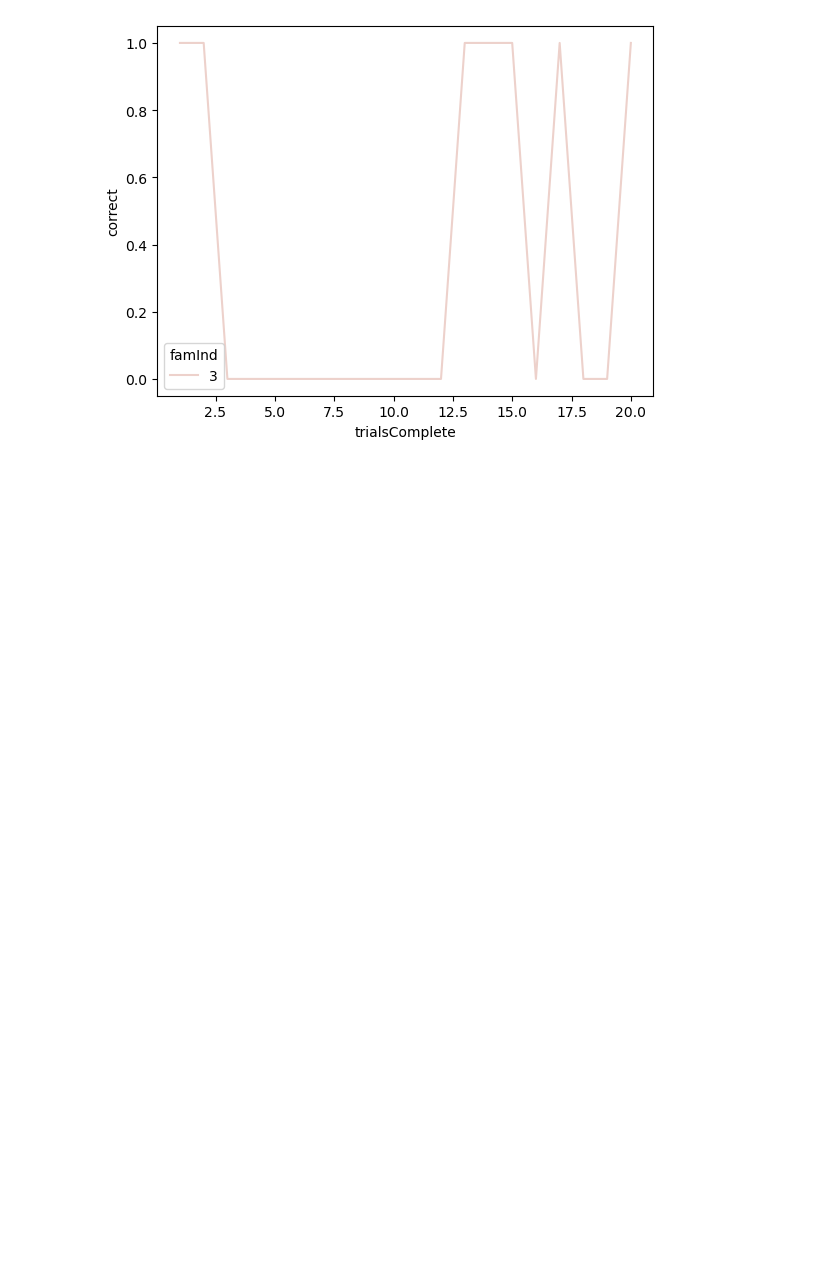
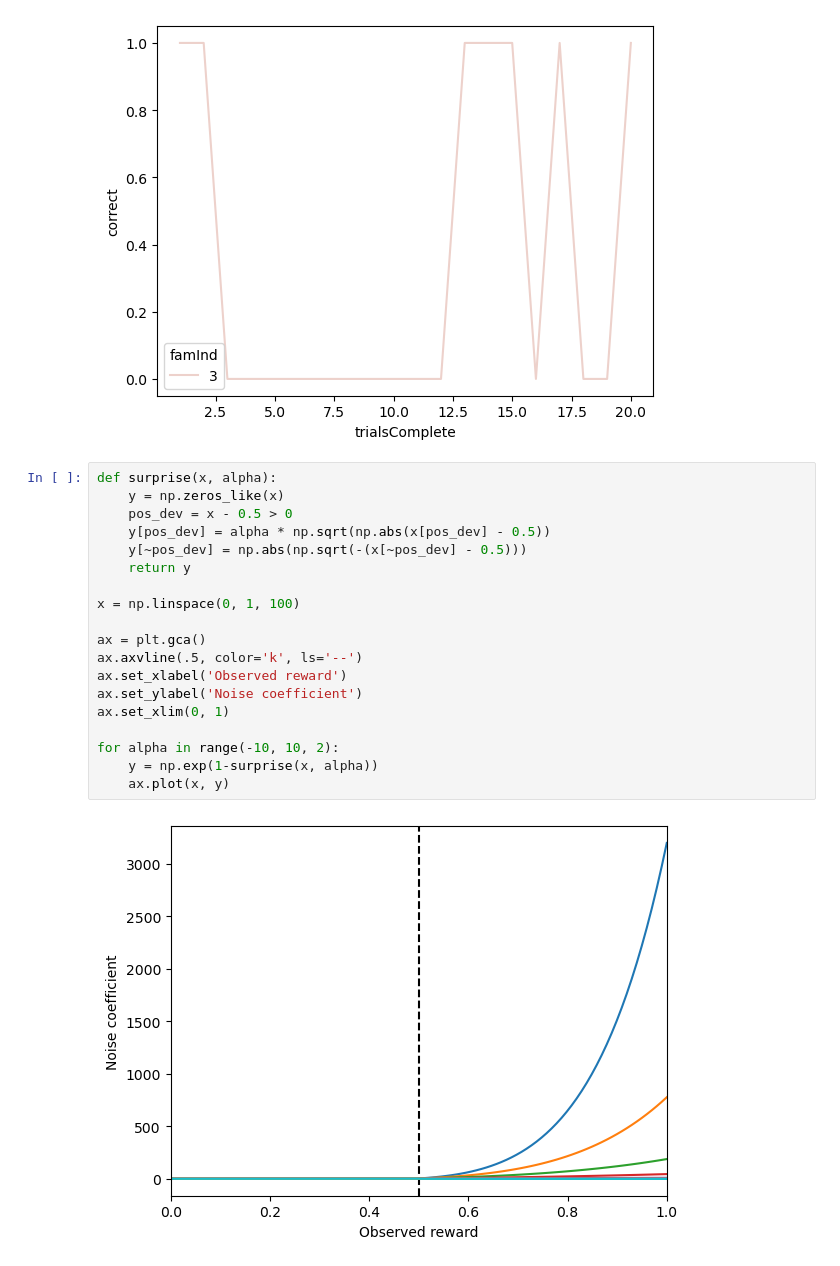
Before and after one commit to alex-ten/repetition_bias_active_learning, a Jupyter notebook: test_runs/sanity_checks.ipynb, the cells around one changed output. Drawn from its saved outputs; the diff is of its cells as text; blank space fills up the shorter version.

```diff
--- a/test_runs/sanity_checks.ipynb
+++ b/test_runs/sanity_checks.ipynb
@@ -122,3 +122,24 @@ sns.lineplot(x='trialsComplete', y='correct', hue='famInd', data=df)
 # %% [output]
 <AxesSubplot:xlabel='trialsComplete', ylabel='correct'>
 [figure]
+# %%
+def surprise(x, alpha):
+    y = np.zeros_like(x)
+    pos_dev = x - 0.5 > 0
+    y[pos_dev] = alpha * np.sqrt(np.abs(x[pos_dev] - 0.5))
+    y[~pos_dev] = np.abs(np.sqrt(-(x[~pos_dev] - 0.5)))
+    return y
+
+x = np.linspace(0, 1, 100)
+
+ax = plt.gca()
+ax.axvline(.5, color='k', ls='--')
+ax.set_xlabel('Observed reward')
+ax.set_ylabel('Noise coefficient')
+ax.set_xlim(0, 1)
+
+for alpha in range(-10, 10, 2):
+    y = np.exp(1-surprise(x, alpha))
+    ax.plot(x, y)
+# %% [output]
+[figure, added]
```
Also changed, not shown: parts of 1 cell of this notebook.
